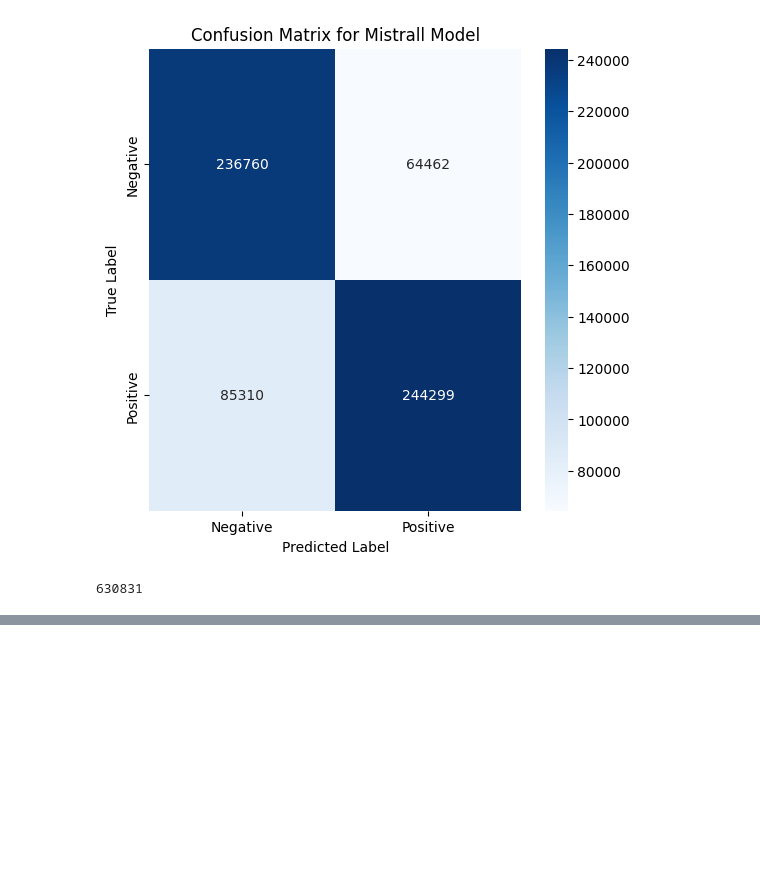
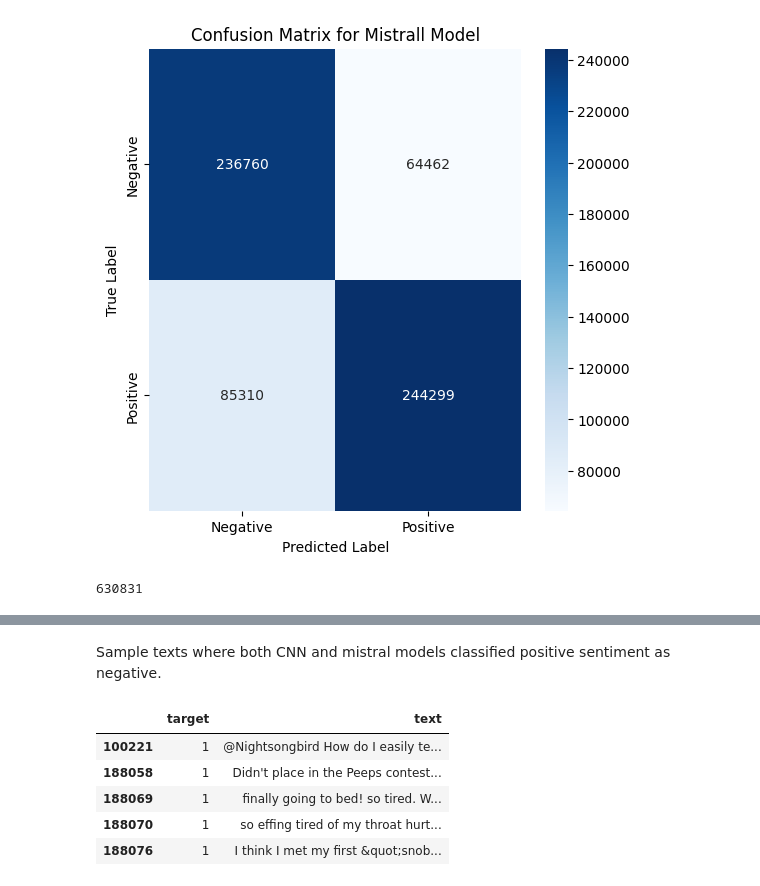
Before and after one commit to Bieslaw/LLMProject, a Jupyter notebook: Etap4.ipynb, the cells around one changed output, grey strips where cells are left out. Drawn from its saved outputs; the diff is of its cells as text; code cells hidden in the pictures; blank space fills up the shorter version.

```diff
--- a/Etap4.ipynb
+++ b/Etap4.ipynb
@@ -297,0 +316,12 @@ df.to_csv(
+# %% [markdown]
+Sample texts where both CNN and mistral models classified positive sentiment as negative.
+# %%
+target_1_both_miss = predictions_df.loc[(predictions_df['target'] == 1) & (predictions_df['cnn_pred'] == 0) & (predictions_df['mistrall_pred'] == 0),['target','text']]
+target_1_both_miss.head()
+# %% [output]
+|  | target | text |
+| 100221 | 1 | @Nightsongbird How do I easily te... |
+| 188058 | 1 | Didn't place in the Peeps contest... |
+| 188069 | 1 | finally going to bed! so tired. W... |
+| 188070 | 1 | so effing tired of my throat hurt... |
+| 188076 | 1 | I think I met my first &quot;snob... |
```
Also changed, not shown: parts of 5 cells of this notebook.
